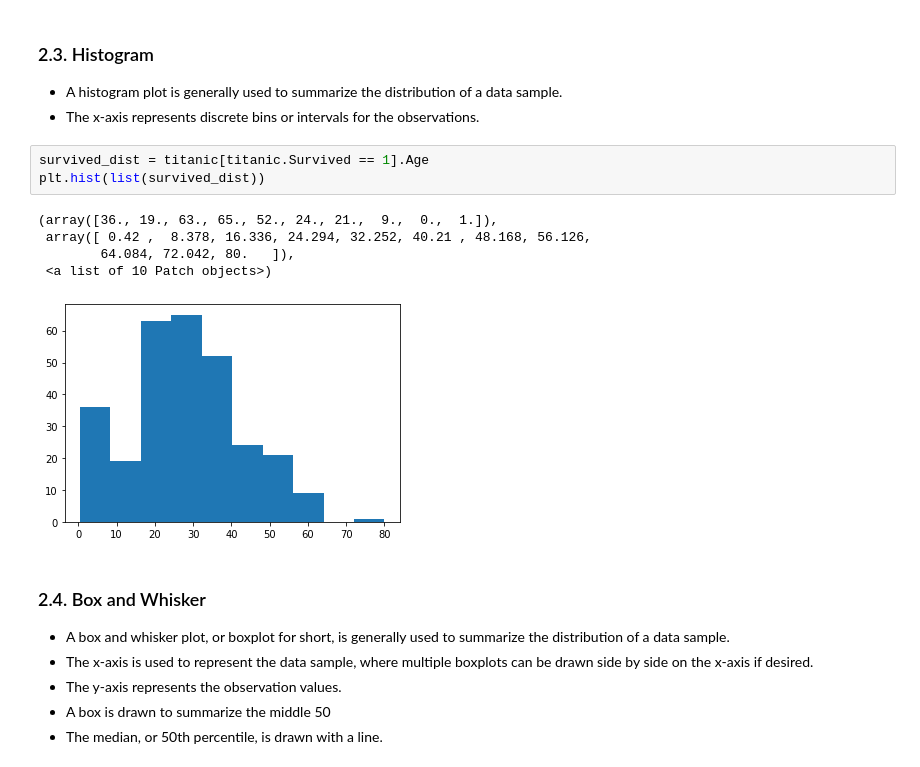
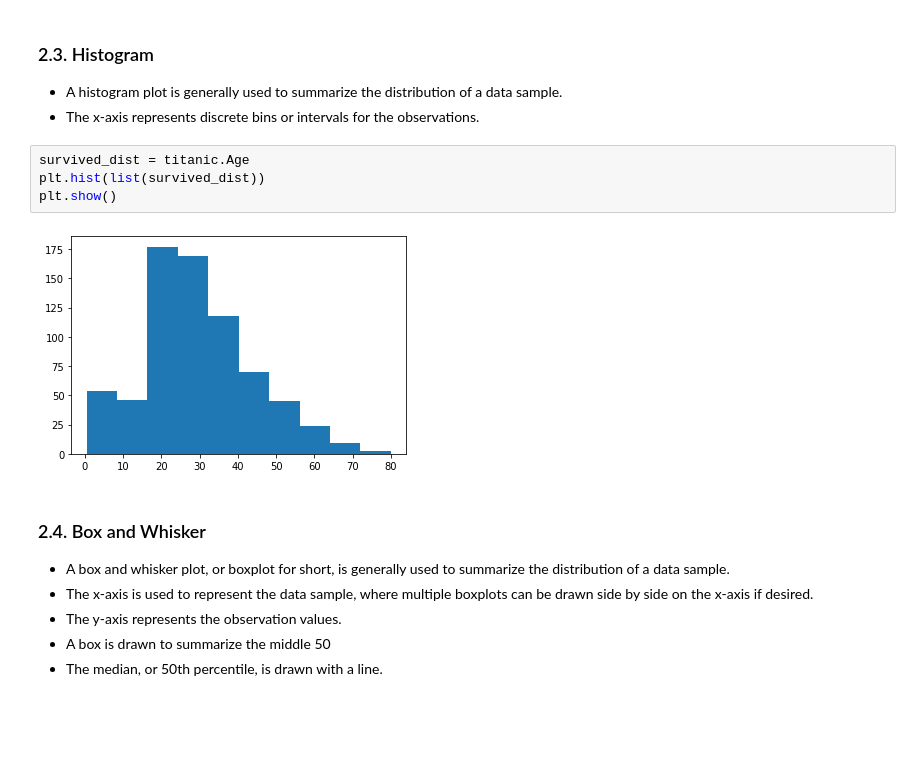
Before and after one commit to chidokun/data-science-review, a Jupyter notebook: notebooks/02-basic-statistic-and-data-visualization.ipynb, the cells around one changed output. Drawn from its saved outputs; the diff is of its cells as text; blank space fills up the shorter version.

```diff
--- a/notebooks/02-basic-statistic-and-data-visualization.ipynb
+++ b/notebooks/02-basic-statistic-and-data-visualization.ipynb
@@ -167,14 +200,11 @@ plt.bar(x_bar, y_bar)
 - A histogram plot is generally used to summarize the distribution of a data sample.
 - The x-axis represents discrete bins or intervals for the observations.
 # %%
-survived_dist = titanic[titanic.Survived == 1].Age
+survived_dist = titanic.Age
 plt.hist(list(survived_dist))
+plt.show()
 # %% [output]
-(array([36., 19., 63., 65., 52., 24., 21.,  9.,  0.,  1.]),
- array([ 0.42 ,  8.378, 16.336, 24.294, 32.252, 40.21 , 48.168, 56.126,
-        64.084, 72.042, 80.   ]),
- <a list of 10 Patch objects>)
-[figure, old version]
+[figure, new version]
 # %% [markdown]
 ### 2.4. Box and Whisker
 
```
Also changed, not shown: parts of 16 cells of this notebook.
